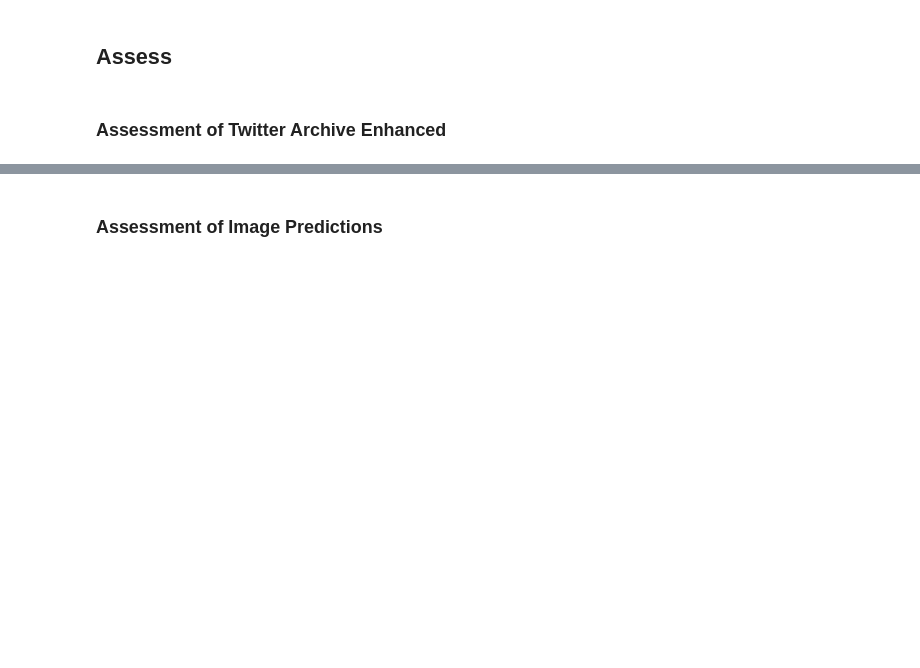
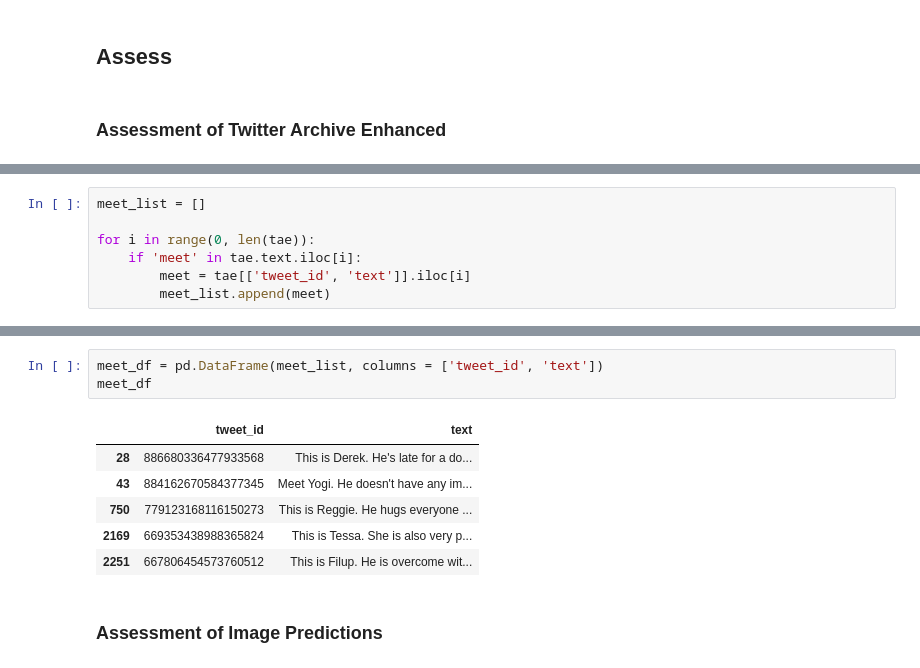
Before and after one commit to anneruhnke/data_wrangling, a Jupyter notebook: wrangle_act.ipynb, the cells around one changed output, grey strips where cells are left out. Saved outputs shown, nothing was run; the diff lists cells and outputs as text; blank space fills up the shorter version.

```diff
--- a/wrangle_act.ipynb
+++ b/wrangle_act.ipynb
@@ -166,0 +196,7 @@ for column in columns:
+# %%
+meet_list = []
+
+for i in range(0, len(tae)):
+    if 'meet' in tae.text.iloc[i]:
+        meet = tae[['tweet_id', 'text']].iloc[i]
+        meet_list.append(meet)
@@ -167,3 +221,13 @@ for column in columns:
+# %%
+meet_df = pd.DataFrame(meet_list, columns = ['tweet_id', 'text'])
+meet_df
+# %% [output]
+|  | tweet_id | text |
+| 28 | 886680336477933568 | This is Derek. He's late for a do... |
+| 43 | 884162670584377345 | Meet Yogi. He doesn't have any im... |
+| 750 | 779123168116150273 | This is Reggie. He hugs everyone ... |
+| 2169 | 669353438988365824 | This is Tessa. She is also very p... |
+| 2251 | 667806454573760512 | This is Filup. He is overcome wit... |
 # %% [markdown]
 ### Assessment of Image Predictions
 # %% [markdown]
```
Also changed, not shown: parts of 26 cells of this notebook.
